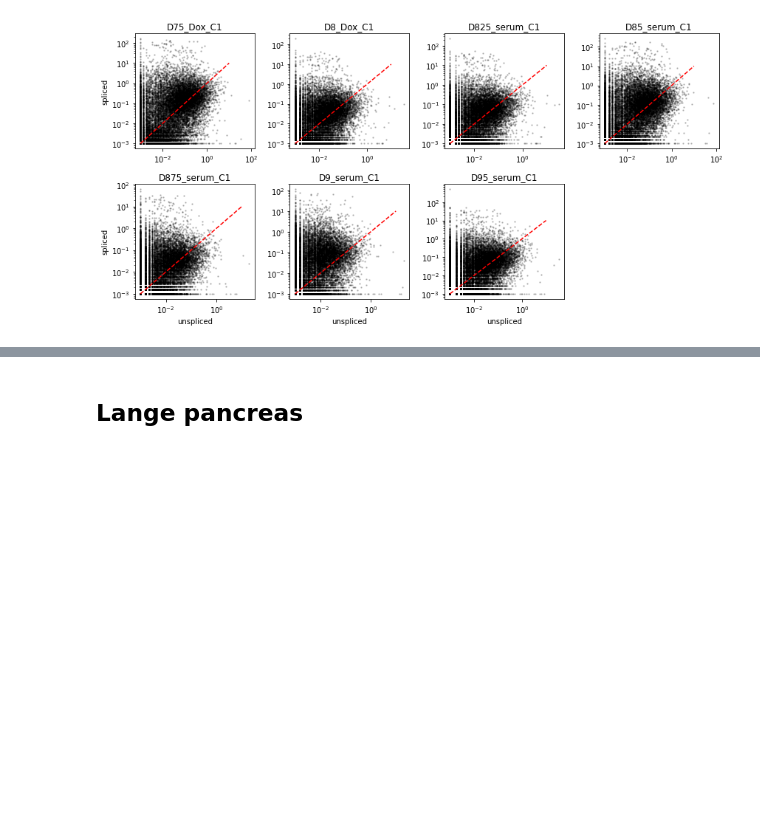
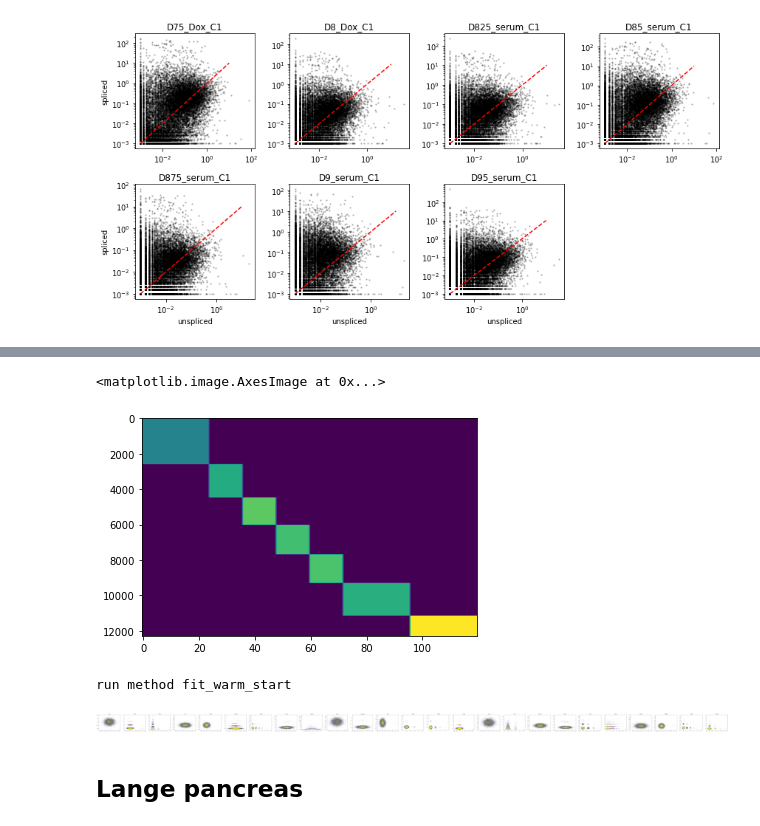
Before and after one commit to pachterlab/FGP_2024, a Jupyter notebook: notebooks/prospectives.ipynb, the cells around one changed output, grey strips where cells are left out. Cells and saved outputs as stored; diff of their text form; code cells hidden in the pictures; blank space fills up the shorter version.

Commit message:
MEF dataset

```diff
--- a/notebooks/prospectives.ipynb
+++ b/notebooks/prospectives.ipynb
@@ -211,3 +322,25 @@ D95_serum_C1: 1156 cells.
+# %%
+n, p, _ = X.shape
+m = 120
+DATASET_TIME = (7.5, 8,  8.25, 8.5, 8.75, 9,  9.5)
+time_indices = [0,   24, 36,   48,  60,   72, 96, 120]
+Q = np.zeros((n,1,m))
+for i,t in enumerate(DATASET_TIME):
+    cell_idx = np.where(time == t)
+    Q[cell_idx,0,time_indices[i]:time_indices[i+1]]=1
+Q = Q/np.sum(Q,axis=0,keepdims=True)
+plt.imshow(Q[:,0],aspect='auto')
+# %% [output]
+<matplotlib.image.AxesImage at 0x...>
+[figure, added]
+# %%
+res = traj.fit(X,Q=Q,parallel=True,n_threads=10)
+# %% [output]
+run method fit_warm_start
+# %%
+plot_phase(X,Q,traj,idx=np.arange(p),gene_name=gene_names[idx])
+# %% [output]
+[figure, added]
 # %% [markdown]
 ## Lange pancreas
 # %% [markdown]
```
Also changed, not shown: parts of 23 cells of this notebook.
